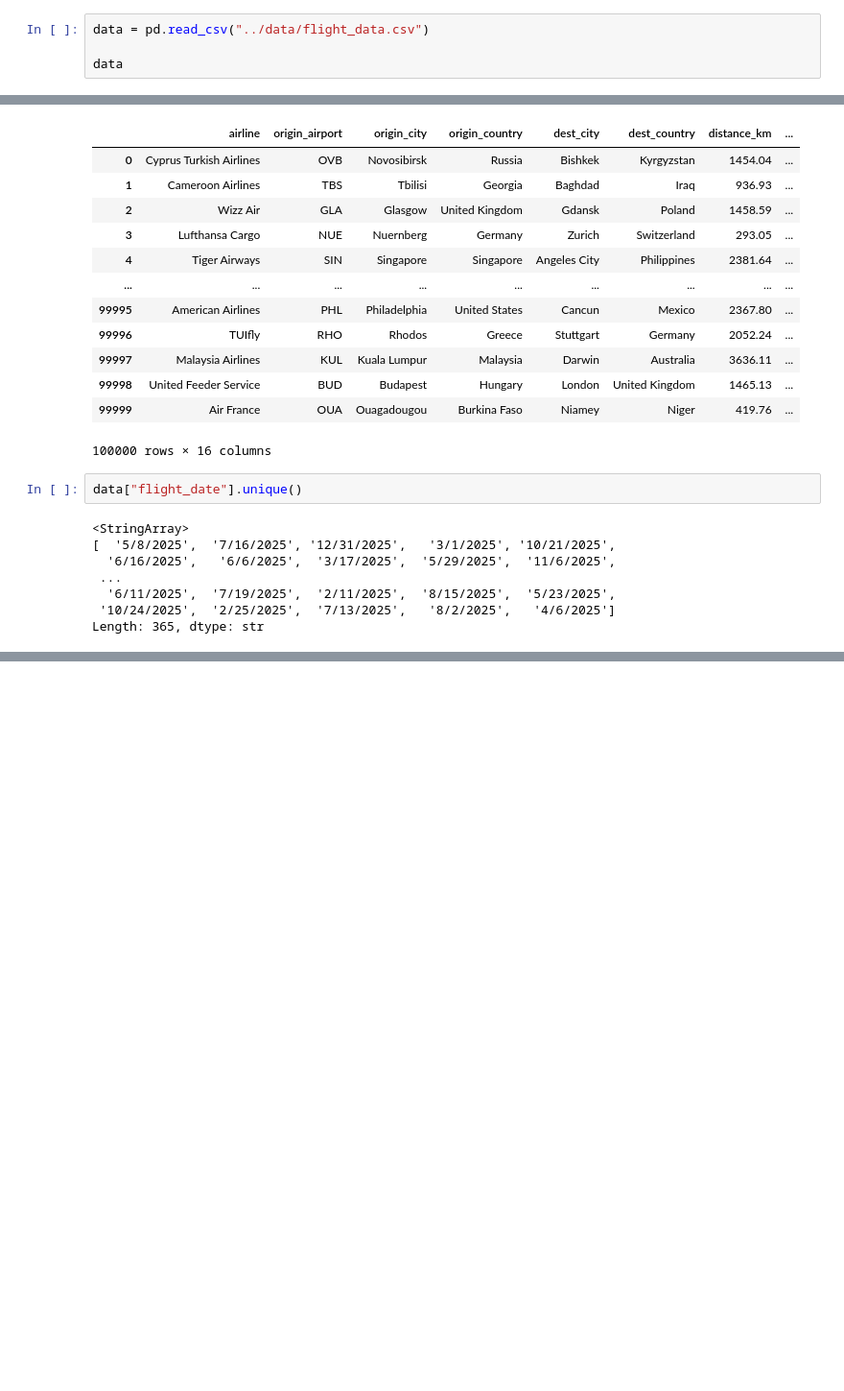
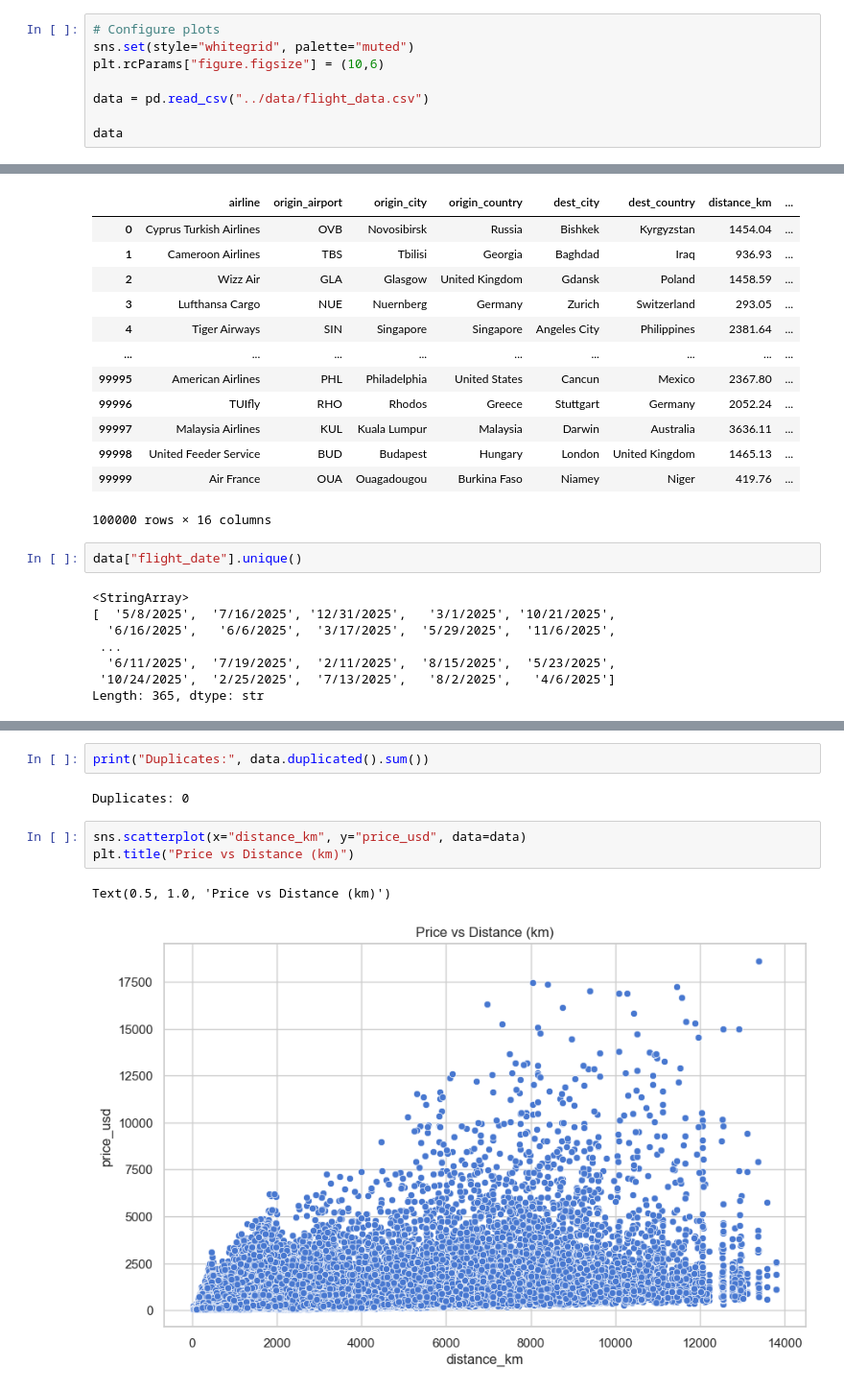
Before and after one commit to RouaTabarkii/FlyPrice, a Jupyter notebook: code/EDA.ipynb, the cells around one changed output, grey strips where cells are left out. Shown at 96% size. Saved outputs shown, nothing was run; the diff lists cells and outputs as text; blank space fills up the shorter version.

```diff
--- a/code/EDA.ipynb
+++ b/code/EDA.ipynb
@@ -4,4 +6,8 @@ import numpy as np
 # %%
+# Configure plots
+sns.set(style="whitegrid", palette="muted")
+plt.rcParams["figure.figsize"] = (10,6)
+
 data = pd.read_csv("../data/flight_data.csv")
 
 data
@@ -53,0 +110,10 @@ Length: 365, dtype: str
+# %%
+print("Duplicates:", data.duplicated().sum())
+# %% [output]
+Duplicates: 0
+# %%
+sns.scatterplot(x="distance_km", y="price_usd", data=data)
+plt.title("Price vs Distance (km)")
+# %% [output]
+Text(0.5, 1.0, 'Price vs Distance (km)')
+[figure, added]
```
Also changed, not shown: parts of 6 cells of this notebook, 1 other file.
